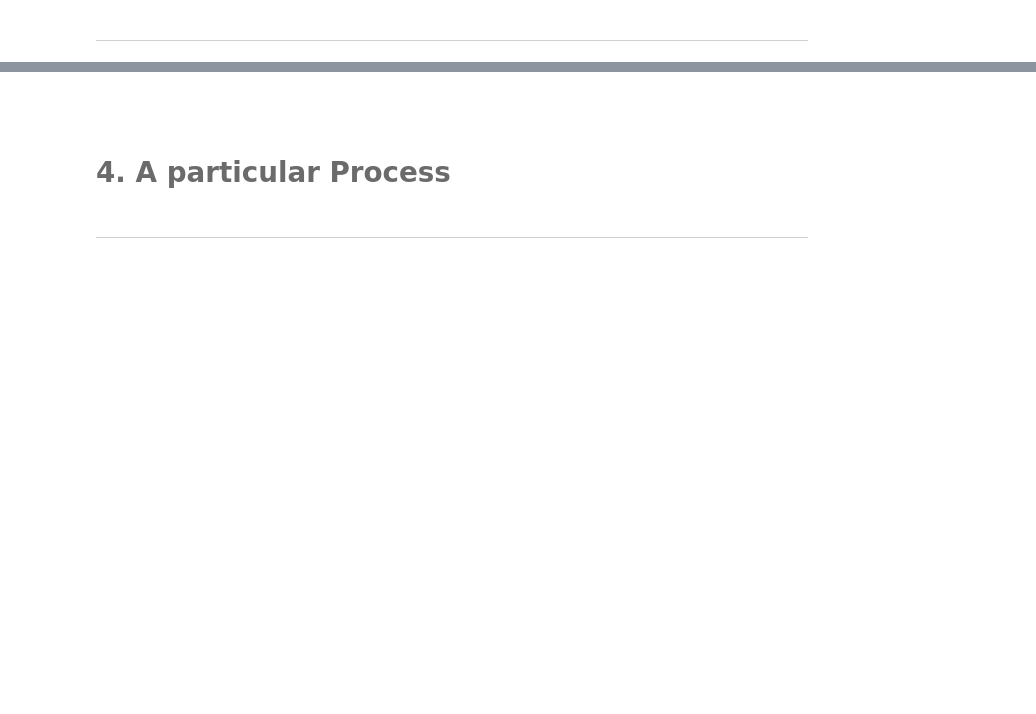
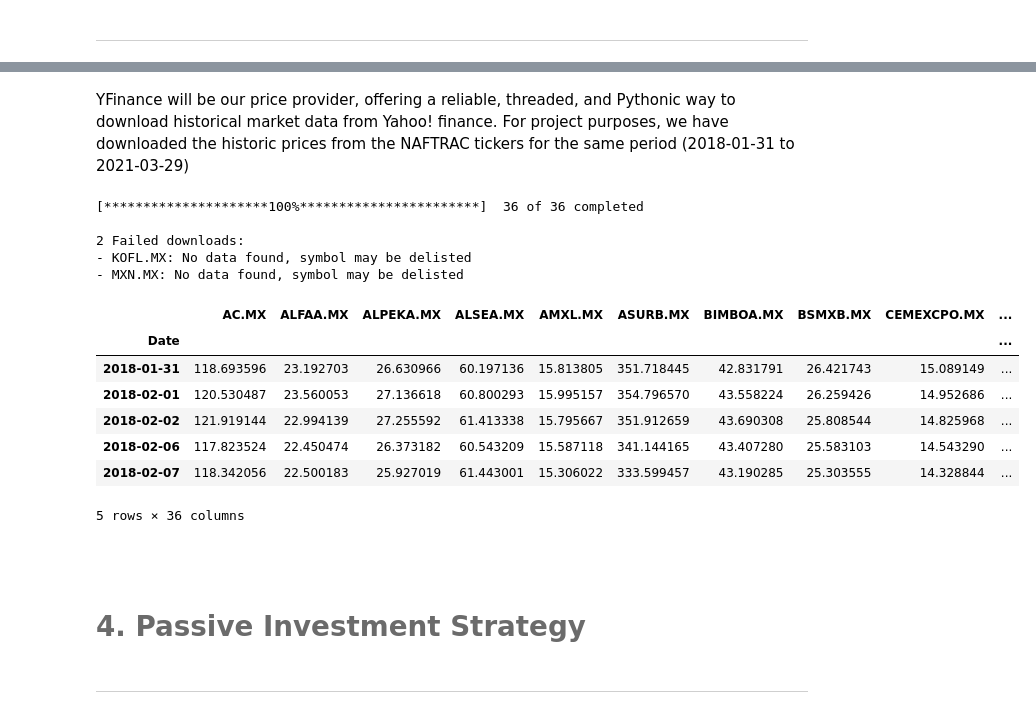
Before and after one commit to douglasparism/myst_dfpm_lab1, a Jupyter notebook: notebook.ipynb, the cells around one changed output, grey strips where cells are left out. Cells and saved outputs as stored; diff of their text form; code cells hidden in the pictures; blank space fills up the shorter version.

```diff
--- a/notebook.ipynb
+++ b/notebook.ipynb
@@ -109,0 +84,4 @@ import sys
+# %%
+NAFTRAC_dicc = dt.get_naftrac_data(recalc_weights=False) #This function allows us to get all of the .csv
+                                                         #files into a dictionary of DataFrames
+NAFTRAC_dicc["20180131"].head()                          #sample of 20180131
@@ -110,6 +95,27 @@ import sys
+# %% [markdown]
+YFinance will be our price provider, offering a reliable, threaded, and Pythonic way to download historical market data from Yahoo! finance. For project purposes, we have downloaded the historic prices from the NAFTRAC tickers for the same period (2018-01-31 to 2021-03-29)
+# %%
+dates_full = dt.dates("all")
+tickers, weights = get_tickers(NAFTRAC_dicc["20180131"])
+aggregate = get_yfinance_close_aggregate(tickers, dates_full, "Adj Close")
+aggregate.head()
+# %% [output]
+[*********************100%***********************]  36 of 36 completed
+
+2 Failed downloads:
+- KOFL.MX: No data found, symbol may be delisted
+- MXN.MX: No data found, symbol may be delisted
+|  | AC.MX | ALFAA.MX | ALPEKA.MX | ALSEA.MX | AMXL.MX | ASURB.MX | BIMBOA.MX | BSMXB.MX | CEMEXCPO.MX | ... |
+| Date |  |  |  |  |  |  |  |  |  | ... |
+| 2018-01-31 | 118.693596 | 23.192703 | 26.630966 | 60.197136 | 15.813805 | 351.718445 | 42.831791 | 26.421743 | 15.089149 | ... |
+| 2018-02-01 | 120.530487 | 23.560053 | 27.136618 | 60.800293 | 15.995157 | 354.796570 | 43.558224 | 26.259426 | 14.952686 | ... |
+| 2018-02-02 | 121.919144 | 22.994139 | 27.255592 | 61.413338 | 15.795667 | 351.912659 | 43.690308 | 25.808544 | 14.825968 | ... |
+| 2018-02-06 | 117.823524 | 22.450474 | 26.373182 | 60.543209 | 15.587118 | 341.144165 | 43.407280 | 25.583103 | 14.543290 | ... |
+| 2018-02-07 | 118.342056 | 22.500183 | 25.927019 | 61.443001 | 15.306022 | 333.599457 | 43.190285 | 25.303555 | 14.328844 | ... |
+5 rows × 36 columns
 # %% [markdown]
 <br>
 # %% [markdown]
-# <font color= #6B6B6B> 4. A particular Process  </font>
+# <font color= #6B6B6B> 4. Passive Investment Strategy  </font>
 # %% [markdown]
 <hr style="border:0.02in solid gray"> </hr>
```
Also changed, not shown: parts of 93 cells of this notebook, 4 other files.
